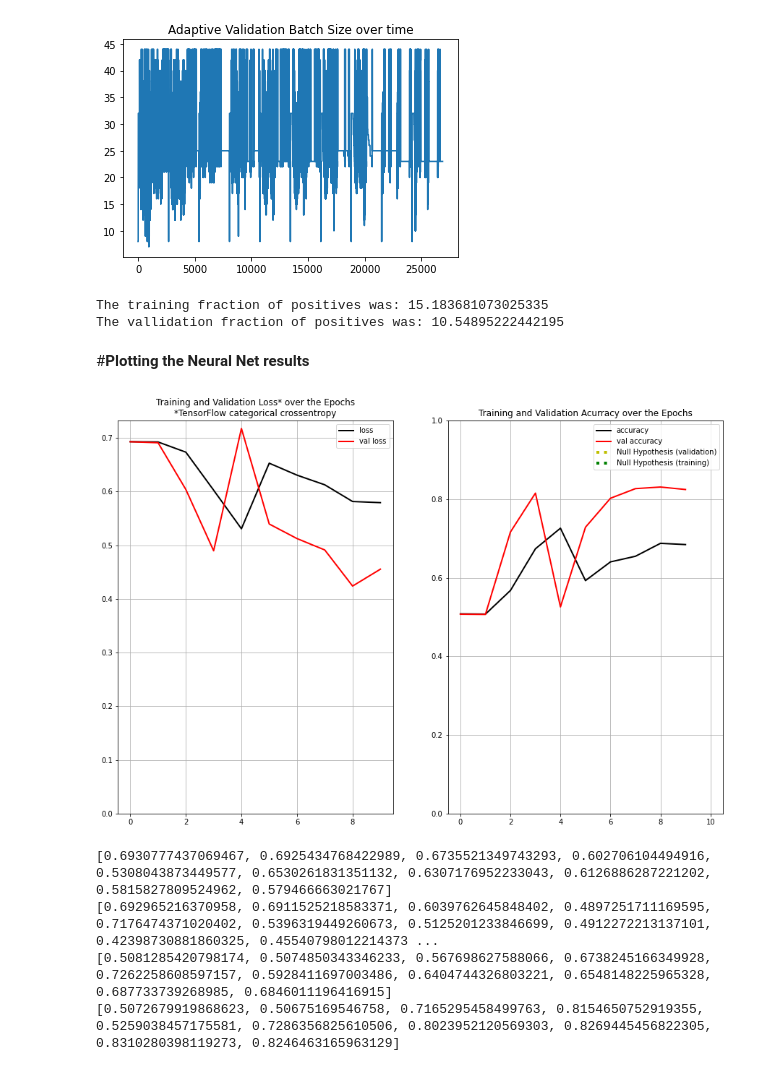
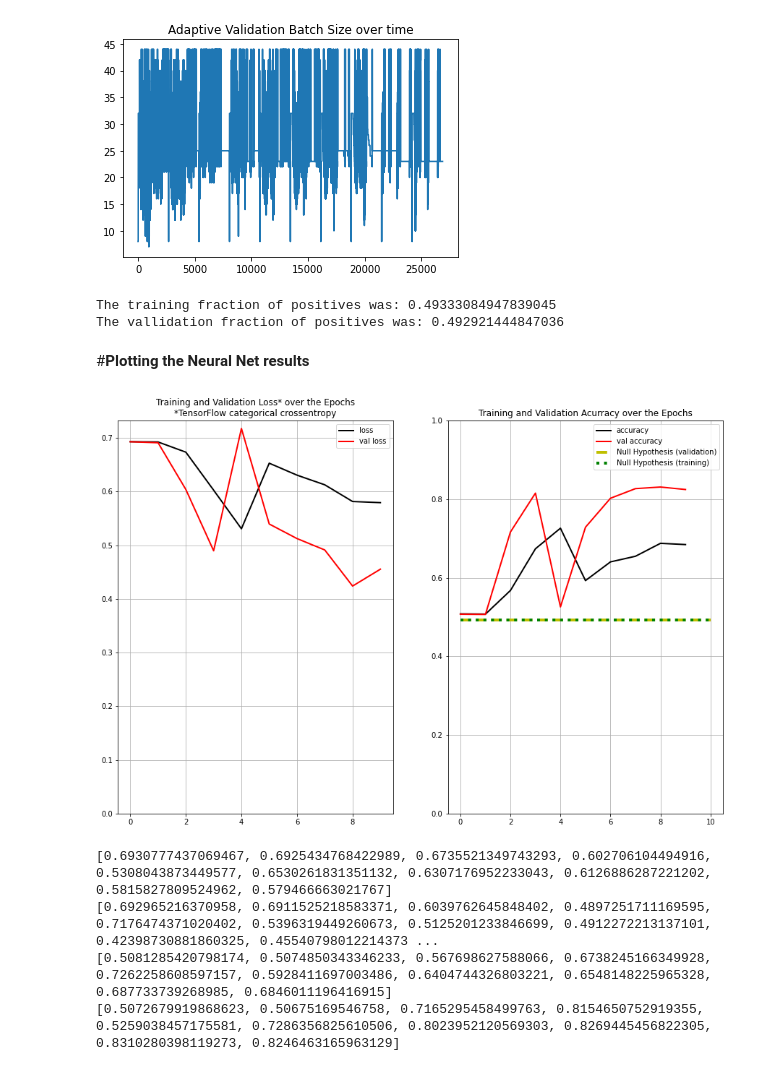
Before and after one commit to GastonMazzei/TraceMeOut, a Jupyter notebook: utils/TraceMeOut_4GoogleColab.ipynb, the cells around one changed output. Saved outputs shown, nothing was run; the diff lists cells and outputs as text; code cells hidden in the pictures.

```diff
--- a/utils/TraceMeOut_4GoogleColab.ipynb
+++ b/utils/TraceMeOut_4GoogleColab.ipynb
@@ -730,7 +730,7 @@ if BYPASS_PREVIOUS_SECTION or not DATASET_ITERATOR_APPROACH:
   S,T = 0,0
   for yp in yplus_train:
     T += yp[1]
-    S += yp[0]*yp[1]
+    S += yp[0]
   train_unbalance = S / T
 
 
@@ -739,7 +739,7 @@ if BYPASS_PREVIOUS_SECTION or not DATASET_ITERATOR_APPROACH:
   S,T = 0,0
   for yp in yplus_val:
     T += yp[1]
-    S += yp[0]*yp[1]
+    S += yp[0]
   val_unbalance = S / T
 
   print(f'The training fraction of positives was: {train_unbalance}')
@@ -755,41 +755,41 @@ if BYPASS_PREVIOUS_SECTION or not DATASET_ITERATOR_APPROACH:
       R = sum([x[0] * x[1] / S for x in y])
       PROCESSED_METRICS[k].append(R)
 # %% [output]
-The training fraction of positives was: 15.183681073025335
-The vallidation fraction of positives was: 10.54895222442195
+The training fraction of positives was: 0.49333084947839045
+The vallidation fraction of positives was: 0.492921444847036
 # %% [markdown]
 #<b>Plotting the Neural Net results</b>
 # %%
 # Display results
 if not BYPASS_PREVIOUS_SECTION and DATASET_ITERATOR_APPROACH:
   results = history.history
 else:
   results = PROCESSED_METRICS
 
 f,ax = plt.subplots(1,2,figsize=(15,10))
 
 ax[0].plot(results['loss'],label='loss', c='k', lw=2)
 ax[0].plot(results['val_loss'], label='val loss', c='r', lw=2)
 ax[0].grid()
 ax[0].set_title('Training and Validation Loss* over the Epochs\n*TensorFlow categorical crossentropy')
 ax[0].set_ylim(0,None)
 ax[0].legend()
 
 ax[1].plot(results['categorical_accuracy'],label='accuracy', c='k', lw=2)
 ax[1].plot(results['val_categorical_accuracy'], label='val accuracy', c='r', lw=2)
 ax[1].set_ylim(0,1)
 if DATASET_ITERATOR_APPROACH:
   ax[1].hlines(0.5, 0, EPOCHS, color='y', ls=':', lw=4, label='Null Hypothesis\n(perfect 50% tag balance case)')
 else:
-  ax[1].hlines(val_unbalance, 0, EPOCHS, color='y', ls=':', lw=4, label='Null Hypothesis (validation)')
+  ax[1].hlines(val_unbalance, 0, EPOCHS, color='y', ls='--', lw=4, label='Null Hypothesis (validation)')
   ax[1].hlines(train_unbalance, 0, EPOCHS, color='g', ls=':', lw=4, label='Null Hypothesis (training)')
 ax[1].grid()
 ax[1].set_title('Training and Validation Acurracy over the Epochs')
 ax[1].legend()
 
 plt.show()
 # %% [output]
-[figure, old version]
+[figure, new version]
 # %%
 # Print the raw values of the metrics, just in case we want to use them to make nicer plots
 # without re-running the notebook :O
```
